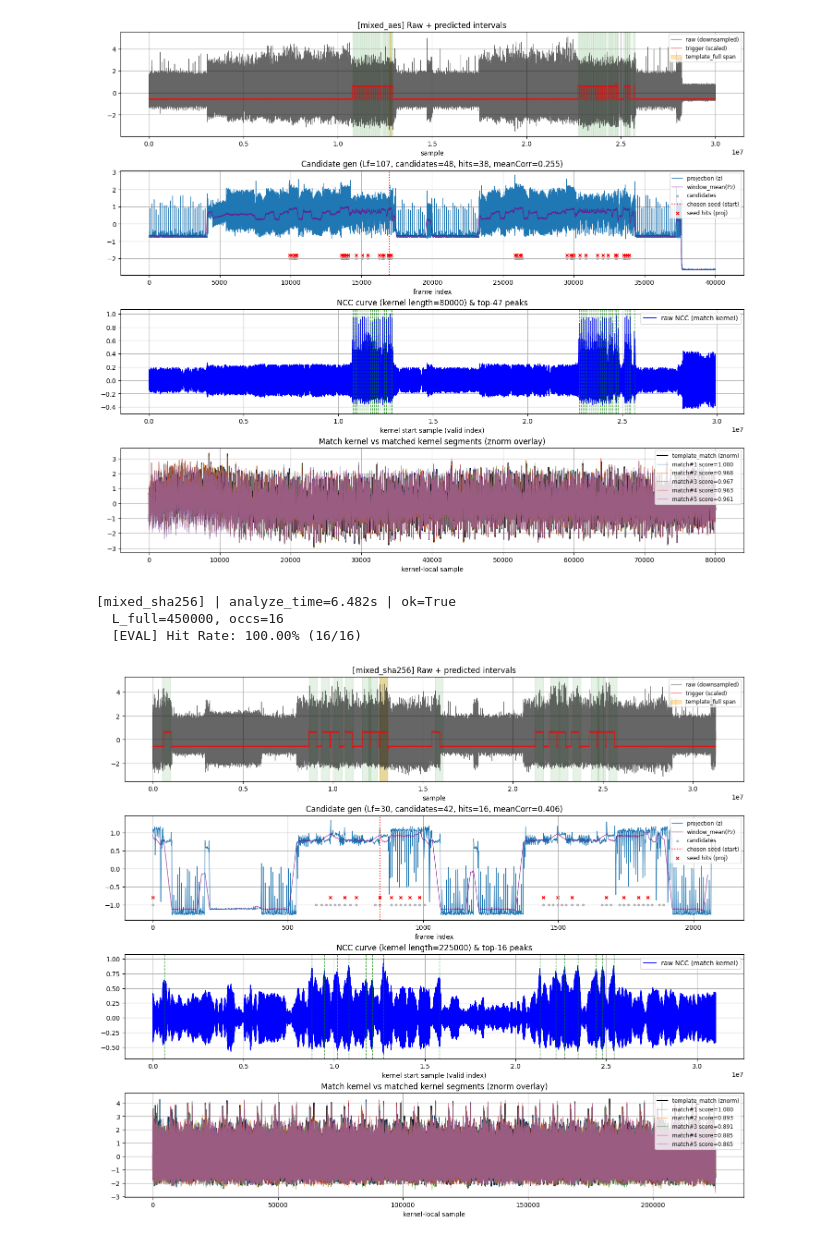
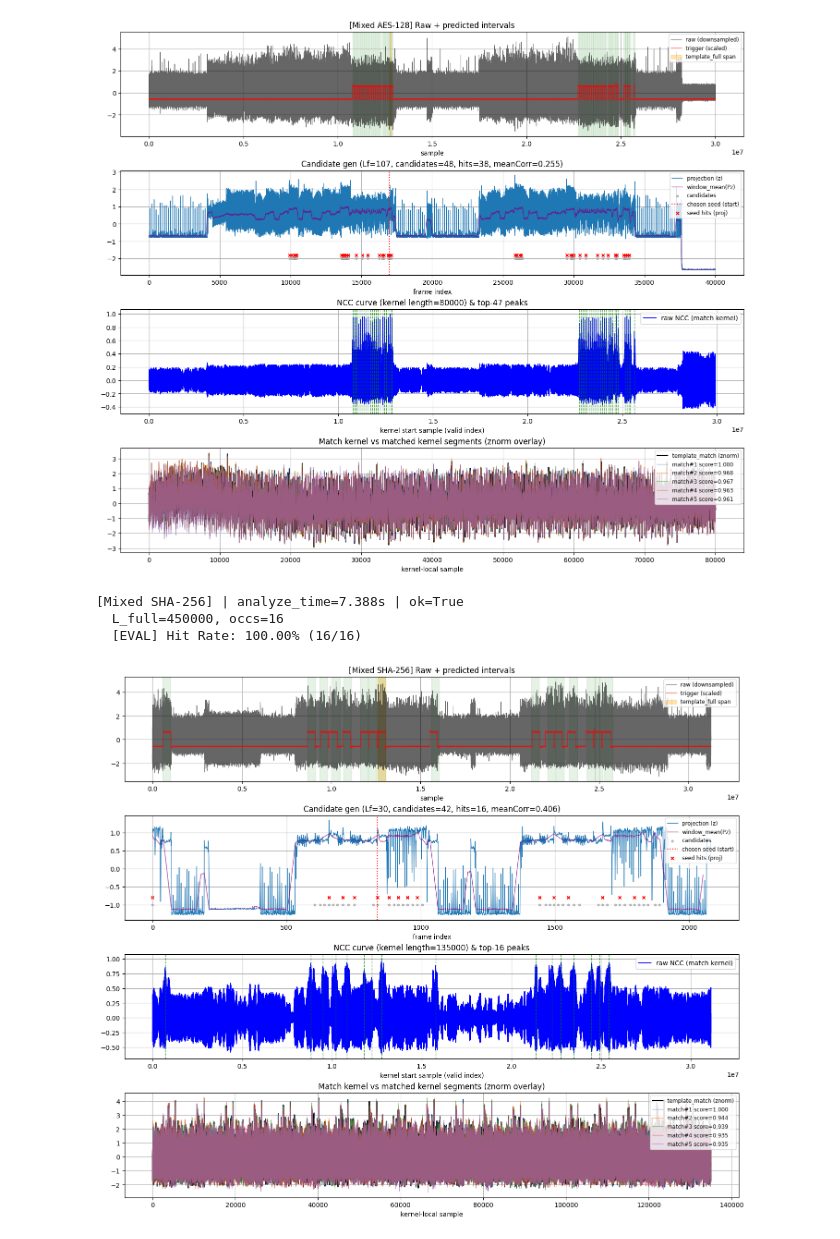
Before and after one commit to YuboZhaoo/spectro-loc, a Jupyter notebook: 4.disint.ipynb, the cells around one changed output. Cells and saved outputs as stored; diff of their text form; code cells hidden in the pictures.

```diff
--- a/4.disint.ipynb
+++ b/4.disint.ipynb
@@ -3,15 +11,13 @@
 # %%
-import os
-import sys
-sys.path.append(os.path.abspath(''))
-from src.motif import *
+from spectroloc.config import MotifDatasetConfig
+from spectroloc.motif import load_data, gated_search_pipeline, evaluate, build_summary, plot
 import numpy as np
 import random
 import time
 import dataclasses
 import pandas as pd
 
-# for reproducibility
+# Reproduce the paper runs by fixing numpy and Python RNGs.
 SEED = 42
 np.random.seed(SEED)
 random.seed(SEED)
@@ -22,8 +28,9 @@ noise_std = 0.0
 
 
 configs = [
-    DatasetConfig(
-        name="mixed_aes",
+    MotifDatasetConfig(
+        name="Mixed AES-128",
+        seed_name="mixed_aes",
         signal_path="dataset/semi-loc/arm-m4-48MHz/np_power.npy",
         trigger_path="dataset/semi-loc/arm-m4-48MHz/np_trigger.npy",
         window=1000,
@@ -35,14 +42,15 @@ configs = [
         trigger_threshold=trigger_threshold,
 
     ),
-    DatasetConfig(
-        name="mixed_sha256",
+    MotifDatasetConfig(
+        name="Mixed SHA-256",
+        seed_name="mixed_sha256",
         signal_path="dataset/semi-loc/sha/sha256_48_power.npy",
         trigger_path="dataset/semi-loc/sha/sha256_48_trigger.npy",
         window=20000,
         target_length_points=450000,
         target_count=16,
-        center=0.5,
+        center=0.3,
 
         fs=fs,
         noise_std=noise_std,
@@ -50,17 +58,22 @@ configs = [
     ),
 ]
 
+PAPER_DATASET_ORDER = [cfg.name for cfg in configs]
+
+def format_percent_table(df):
+    return df.map(lambda x: f"{x:.2%}" if pd.notna(x) and x >= 0 else "Error")
+
 for cfg in configs:
 
-    # Analyze (the time you said you want to count)
+    # Run the reusable projection-gated motif pipeline; this is the measured analysis time.
     t0 = time.perf_counter()
     signal_data, trig, _ = load_data(cfg)
     res = gated_search_pipeline(signal_data, cfg)
     t_analyze = time.perf_counter() - t0
 
-    # Evaluate / Plot / Save (excluded from analyze time)
+    # Evaluate, summarize, and plot after analysis so timing remains comparable.
     ev = evaluate(cfg, trig, res)
-    summary = save(cfg, res, ev)
+    summary = build_summary(cfg, res, ev)
     # Print
     print(f"[{cfg.name}] | analyze_time={t_analyze:.3f}s | ok={summary['ok']}")
     if summary["ok"]:
@@ -78,7 +91,7 @@ for cfg in configs:
   L_full=80000, occs=47
   [EVAL] Hit Rate: 100.00% (47/47)
-[figure, old version]
+[figure, new version]
-[mixed_sha256] | analyze_time=6.482s | ok=True
+[Mixed SHA-256] | analyze_time=7.388s | ok=True
   L_full=450000, occs=16
   [EVAL] Hit Rate: 100.00% (16/16)
-[figure, old version]
+[figure, new version]
```
Also changed, not shown: parts of 7 cells of this notebook, 17 other files.
